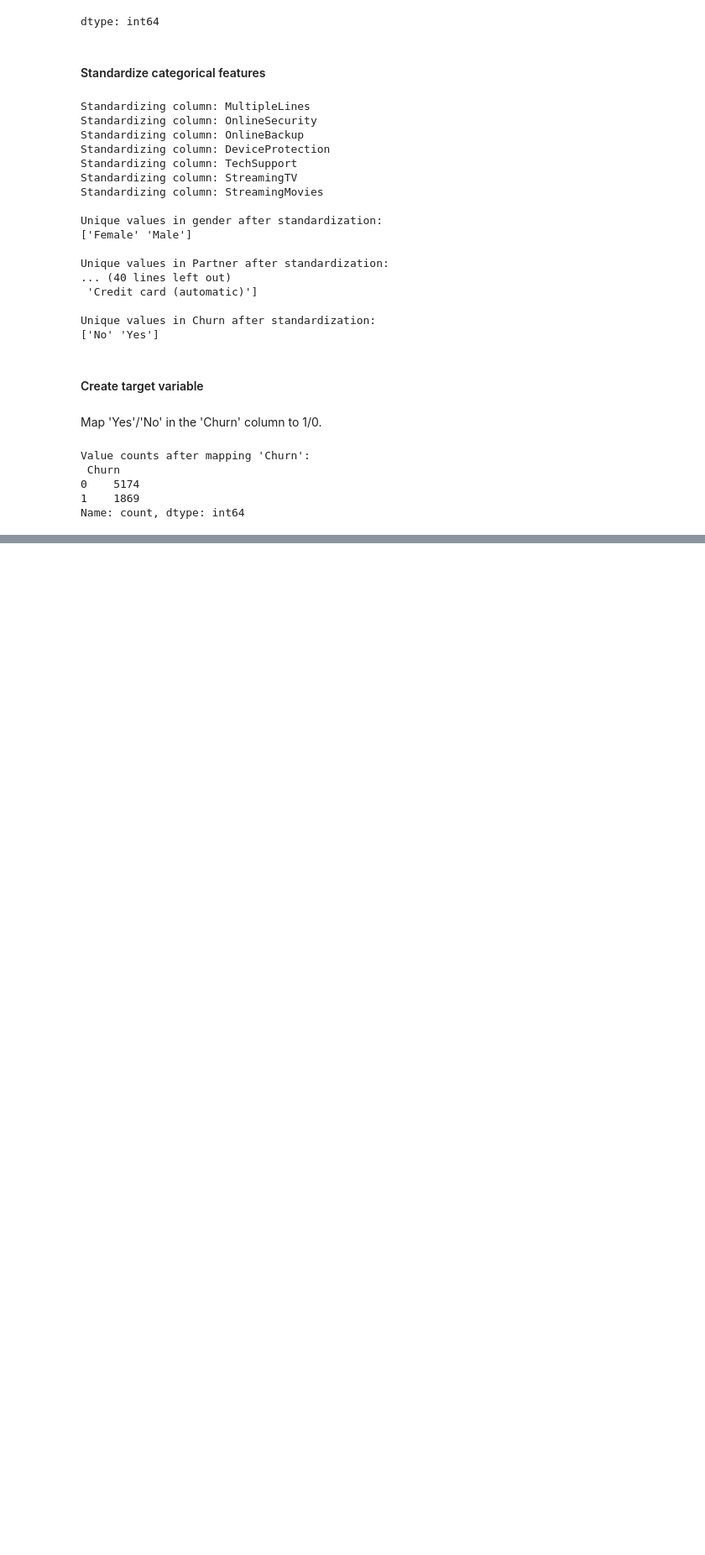
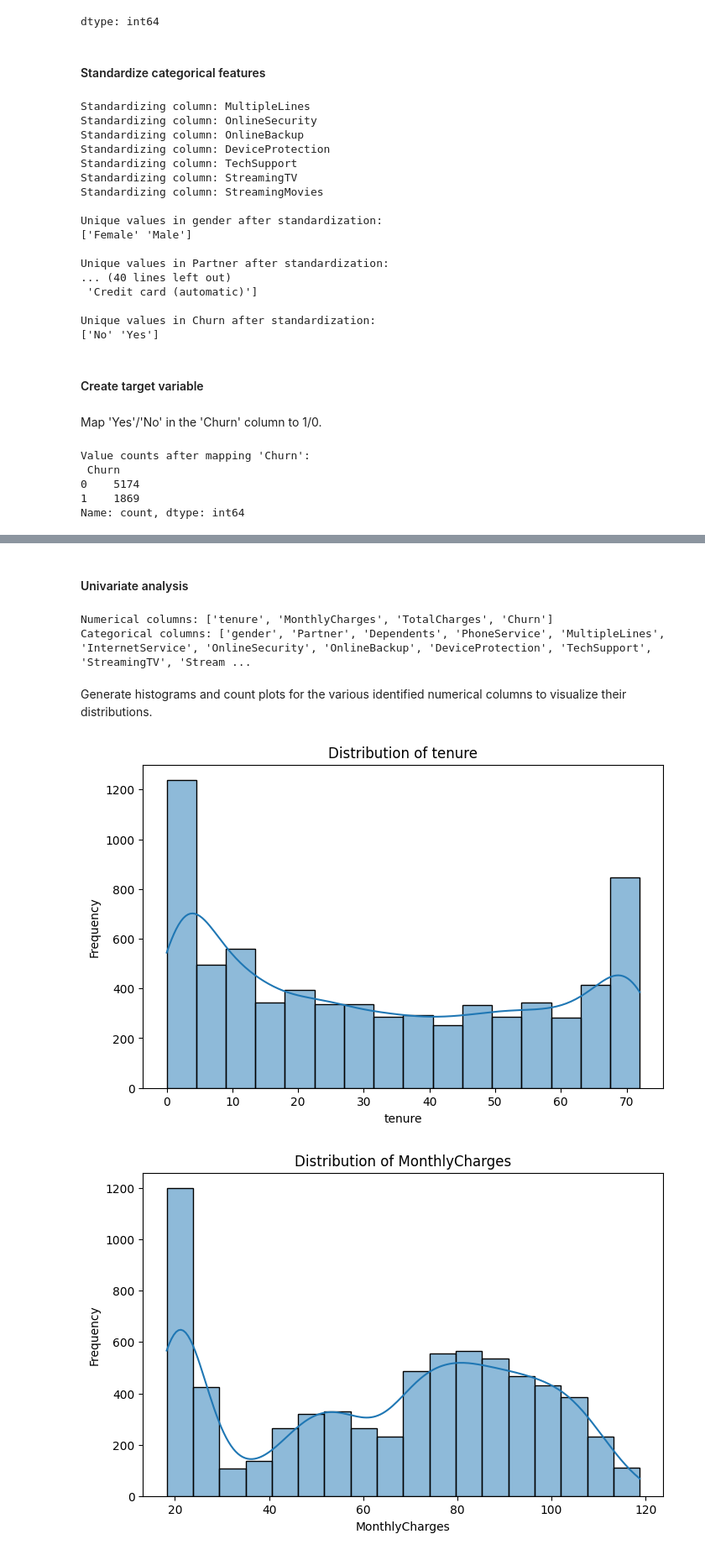
Before and after one commit to aminayusif/Retentify, a Jupyter notebook: Retentify_Customer_Retention_And_Recommendation_System.ipynb, the cells around one changed output, grey strips where cells are left out. Shown at 84% size. Cells and saved outputs as stored; diff of their text form; code cells hidden in the pictures; blank space fills up the shorter version.

Commit message:
Conduct Exploratory Data Analysis (EDA), including univariate and bivariate analysis, correlation analysis, and initial segment analysis visualization.

```diff
--- a/Retentify_Customer_Retention_And_Recommendation_System.ipynb
+++ b/Retentify_Customer_Retention_And_Recommendation_System.ipynb
@@ -166,0 +169,31 @@ Name: count, dtype: int64
+# %% [markdown]
+#### Univariate analysis
+# %%
+import matplotlib.pyplot as plt
+import seaborn as sns
+
+# Identify numerical and categorical columns, excluding 'customerID'
+numerical_cols = df.select_dtypes(include=['int64', 'float64']).columns.tolist()
+categorical_cols = df.select_dtypes(include='object').columns.tolist()
+if 'customerID' in categorical_cols:
+    categorical_cols.remove('customerID')
+
+print("Numerical columns:", numerical_cols)
+print("Categorical columns:", categorical_cols)
+# %% [output]
+Numerical columns: ['tenure', 'MonthlyCharges', 'TotalCharges', 'Churn']
+Categorical columns: ['gender', 'Partner', 'Dependents', 'PhoneService', 'MultipleLines', 'InternetService', 'OnlineSecurity', 'OnlineBackup', 'DeviceProtection', 'TechSupport', 'StreamingTV', 'Stream ...
+# %% [markdown]
+Generate histograms and count plots for  the various identified numerical columns to visualize their distributions.
+# %%
+# Generate histograms for numerical columns
+for col in numerical_cols:
+    plt.figure(figsize=(8, 5))
+    sns.histplot(data=df, x=col, kde=True)
+    plt.title(f'Distribution of {col}')
+    plt.xlabel(col)
+    plt.ylabel('Frequency')
+    plt.show()
+# %% [output]
+[figure, added]
+[figure, added]
```
Also changed, not shown: parts of 19 cells of this notebook.
